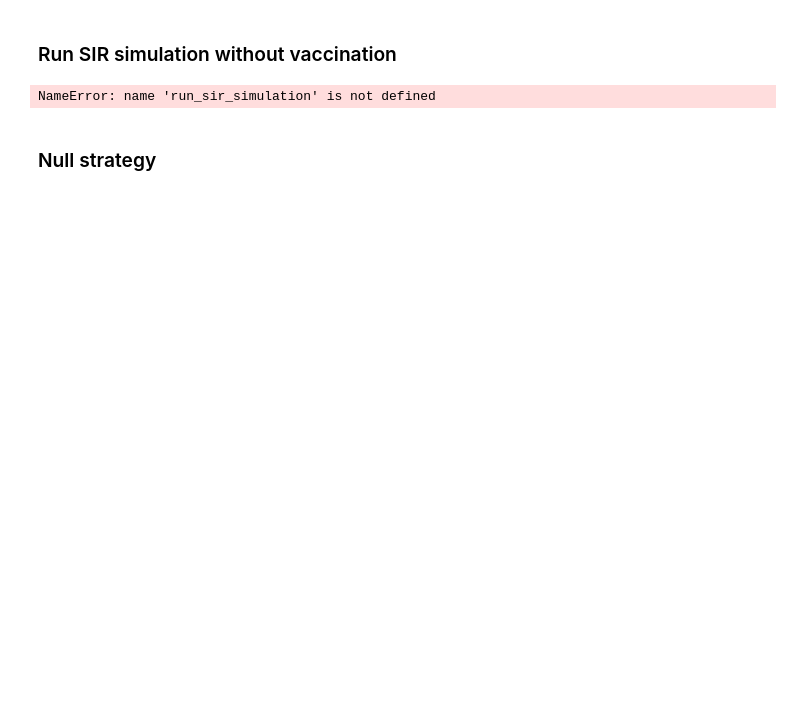
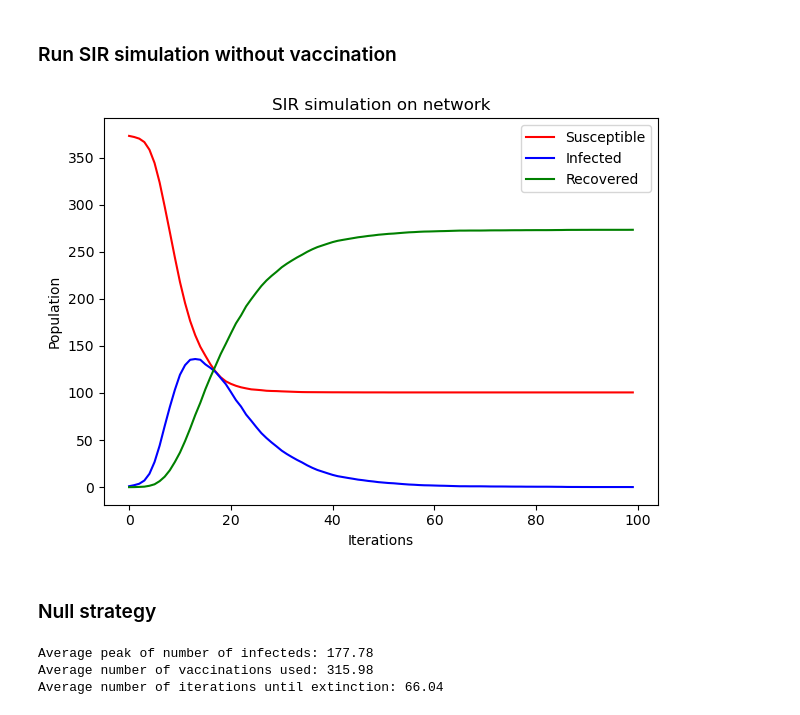
Before and after one commit to kshnva/Intro-CLS-Assignment-2, a Jupyter notebook: new_spatial.ipynb, the cells around one changed output. Drawn from its saved outputs; the diff is of its cells as text; code cells hidden in the pictures; blank space fills up the shorter version.

```diff
--- a/new_spatial.ipynb
+++ b/new_spatial.ipynb
@@ -700,22 +720,22 @@ def generate_conference_network():
 # %%
 # Set parameters
 network = generate_conference_network()
-beta = 1/15
+beta = 1/7
 gamma = 1/10
 initial_infected_fraction = 5/num_nodes # we have 5 random infected nodes at the beginning
 
 trends = run_sir_simulations(network, beta, gamma, initial_infected_fraction = initial_infected_fraction, iterations = 100, num_simulations = 30)
 
 # Plot
 plot_mean_trends(trends, linestyle = '-', labels = ['Susceptible', 'Infected', 'Recovered'], plot = plt)
 
 plt.title('SIR simulation on network') # TODO: improve
 plt.xlabel('Iterations') # TODO: improve
 plt.ylabel('Population') # TODO: improve
 plt.tight_layout()
 plt.show()
 # %% [output]
-NameError: name 'run_sir_simulation' is not defined
+[figure, added]
 # %% [markdown]
 ### Null strategy
 # %%
@@ -778,0 +813,18 @@ simulation_result = simulate_null_vaccination_strategy(network, beta, gamma, ini
+# %%
+# Investigate the results
+peak_number_of_infecteds = []
+vaccinations_used = []
+number_of_iterations = []
+
+for result in results:
+    peak_number_of_infecteds.append(max(result['infecteds']))
+    vaccinations_used.append(result['vaccinations_used'])
+    number_of_iterations.append(result['number_of_iterations'])
+
+print('Average peak of number of infecteds:', np.mean(peak_number_of_infecteds))
+print('Average number of vaccinations used:', np.mean(vaccinations_used))
+print('Average number of iterations until extinction:', np.mean(number_of_iterations))
+# %% [output]
+Average peak of number of infecteds: 177.78
+Average number of vaccinations used: 315.98
+Average number of iterations until extinction: 66.04
```
Also changed, not shown: parts of 12 cells of this notebook.
